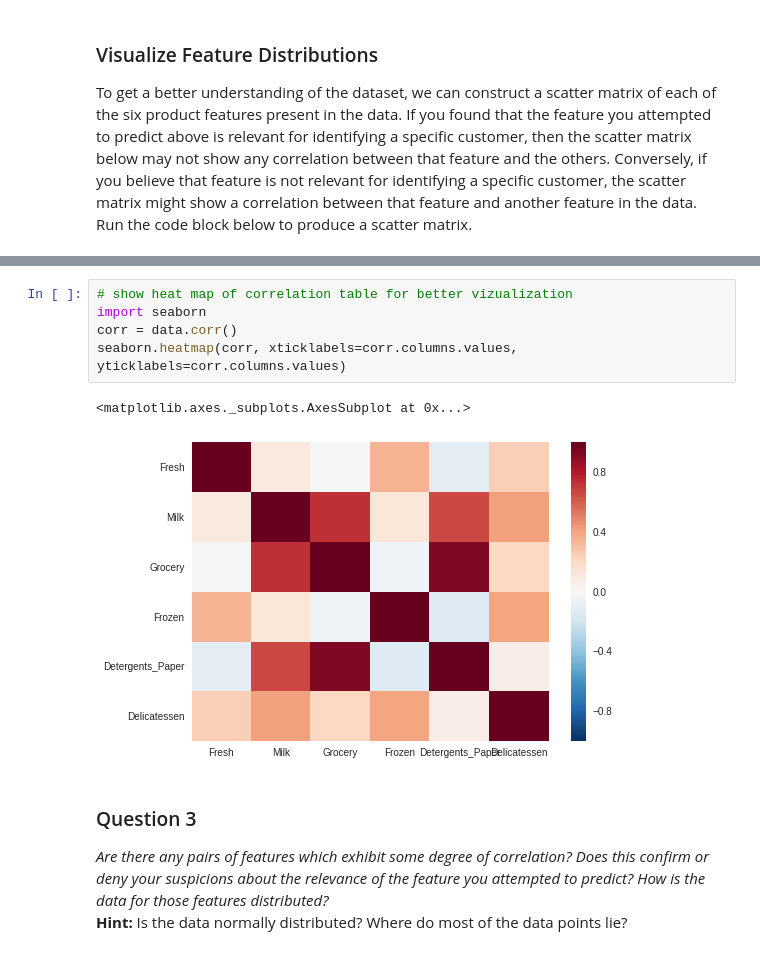
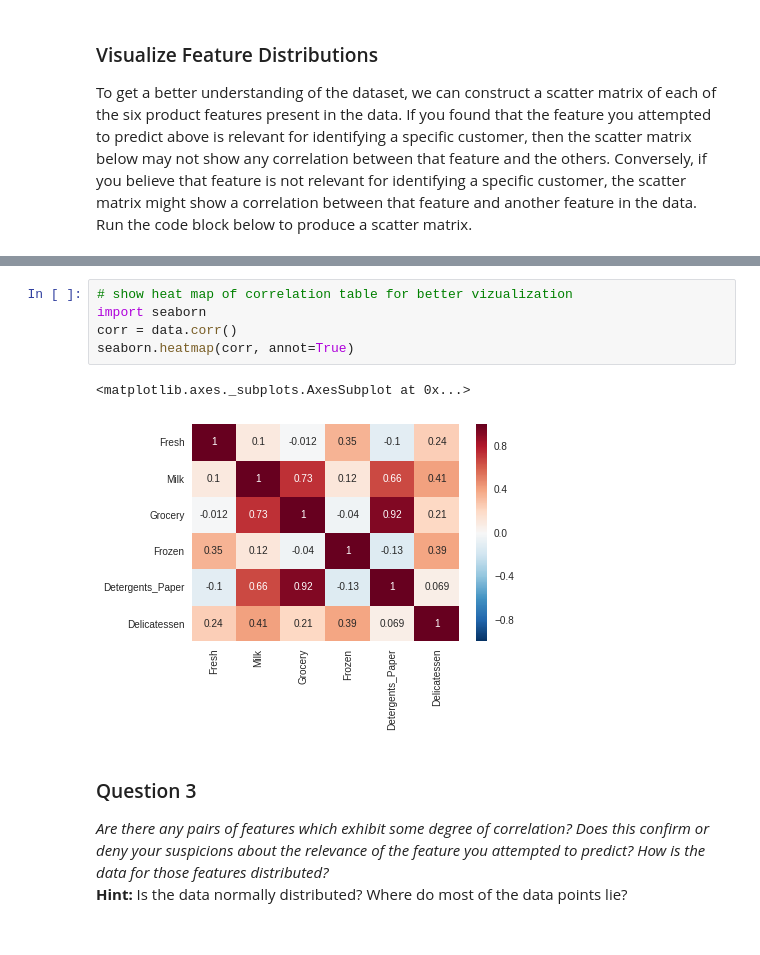
Before and after one commit to jirivrany/machine-learning, a Jupyter notebook: projects/customer_segments/customer_segments.ipynb, the cells around one changed output, grey strips where cells are left out. Drawn from its saved outputs; the diff is of its cells as text.

```diff
--- a/projects/customer_segments/customer_segments.ipynb
+++ b/projects/customer_segments/customer_segments.ipynb
@@ -141,11 +143,11 @@ pd.scatter_matrix(data, alpha = 0.3, figsize = (14,8), diagonal = 'hist');
 # %%
 # show heat map of correlation table for better vizualization
 import seaborn
 corr = data.corr()
-seaborn.heatmap(corr, xticklabels=corr.columns.values, yticklabels=corr.columns.values)
+seaborn.heatmap(corr, annot=True)
 # %% [output]
 <matplotlib.axes._subplots.AxesSubplot at 0x...>
-[figure, old version]
+[figure, new version]
 # %% [markdown]
 ### Question 3
 *Are there any pairs of features which exhibit some degree of correlation? Does this confirm or deny your suspicions about the relevance of the feature you attempted to predict? How is the data for those features distributed?*
```
Also changed, not shown: parts of 15 cells of this notebook, 1 other file.
